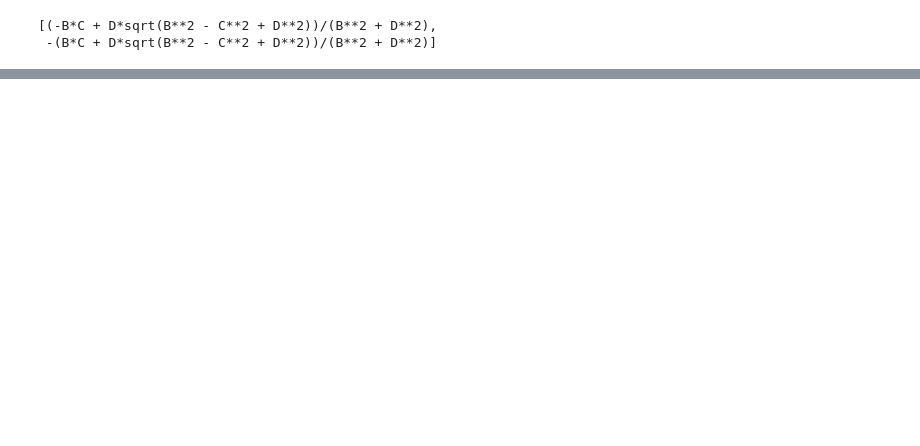
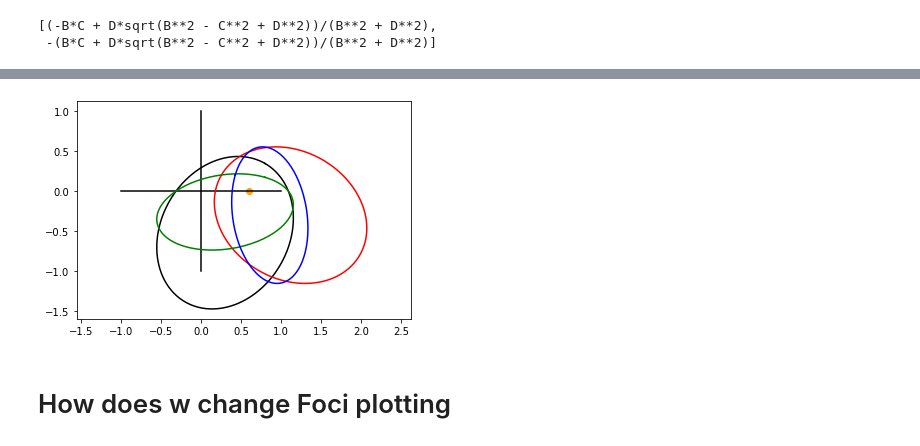
Before and after one commit to deanthedream/PrototypePlottingUtilsEXOSIMS, a Jupyter notebook: SolarSystemdMag/threeDellipseToTwoDellipse.ipynb, the cells around one changed output, grey strips where cells are left out. Drawn from its saved outputs; the diff is of its cells as text; code cells hidden in the pictures; blank space fills up the shorter version.

```diff
--- a/SolarSystemdMag/threeDellipseToTwoDellipse.ipynb
+++ b/SolarSystemdMag/threeDellipseToTwoDellipse.ipynb
@@ -238,0 +267,29 @@ projectedEllipseCenter
+# %%
+nus_1 = np.linspace(start=0.,stop=2.*np.pi,num=200)
+points0_1 = np.asarray([p_3DEllipse.subs(W,0).subs(w,np.pi/3).subs(e,0.6).subs(a,1).subs(inc,0).subs(v,nus_1[i]) for i in np.arange(len(nus_1))]) #Points for Ellipse on XY plane
+Foci00_1 = C_3DFoci_to_origin.subs(W,0).subs(w,np.pi/3).subs(e,0.6).subs(a,1).subs(inc,0)
+# %%
+points1_1 = np.asarray([p_3DEllipse.subs(W,np.pi/2).subs(w,np.pi/3).subs(e,0.6).subs(a,1).subs(inc,0).subs(v,nus_1[i]) for i in np.arange(len(nus_1))]) #Inclined Ellipse
+# %%
+points2_1 = np.asarray([p_3DEllipse.subs(W,0).subs(w,np.pi/3).subs(e,0.6).subs(a,1).subs(inc,np.pi/3).subs(v,nus_1[i]) for i in np.arange(len(nus_1))]) #Points for Ellipse on XY plane
+# %%
+points3_1 = np.asarray([p_3DEllipse.subs(W,np.pi/2).subs(w,np.pi/3).subs(e,0.6).subs(a,1).subs(inc,np.pi/3).subs(v,nus_1[i]) for i in np.arange(len(nus_1))]) #Inclined Ellipse
+# %%
+fig2 = plt.figure(num=8)
+plt.plot(Foci00_1+points0_1[:,0],points0_1[:,1],color='black')#Plot ellipse fully on XY plane
+plt.plot([-1.,1.],[0,0],color='black')#plot X axis
+plt.plot([0,0],[-1,1],color='black')#plot Y axis
+plt.scatter([Foci00_1],[0],color='orange')#plot Foci
+
+#Inclined Ellipse
+plt.plot(Foci00_1+points1_1[:,0],points1_1[:,1],color='red')
+
+plt.plot(Foci00_1+points2_1[:,0],points2_1[:,1],color='green')
+plt.plot(Foci00_1+points3_1[:,0],points3_1[:,1],color='blue')
+
+fig2.gca().axis('equal')
+plt.show(block=False)
+# %% [output]
+[figure, added]
+# %% [markdown]
+# How does w change Foci plotting
```
Also changed, not shown: parts of 50 cells of this notebook, 1 other file.
